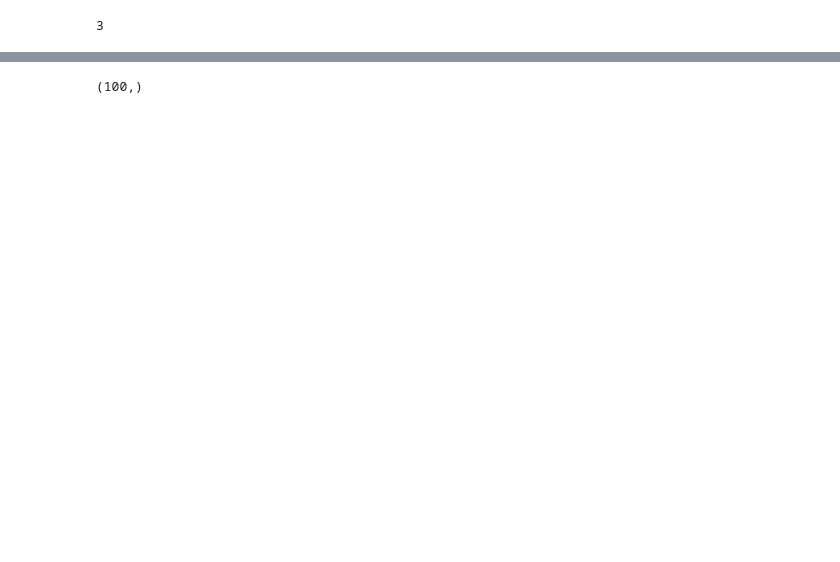
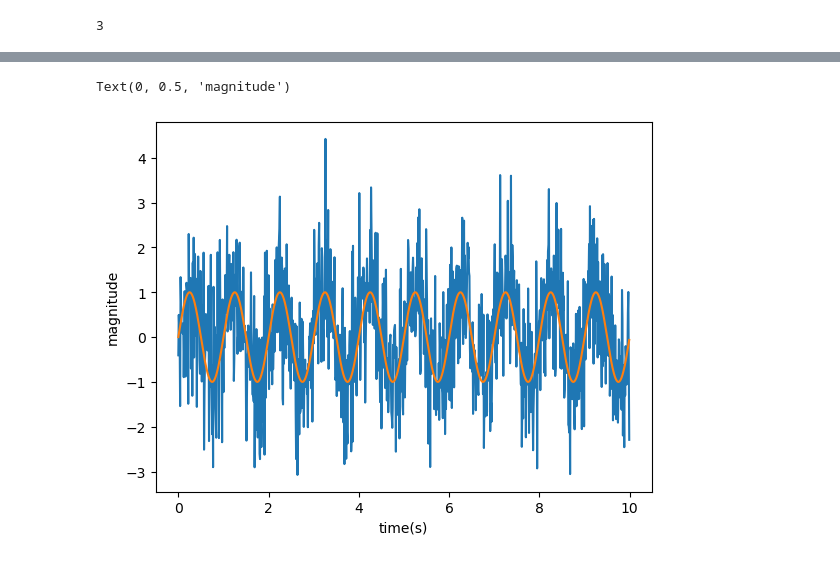
Before and after one commit to SouvickC/from_scratch, a Jupyter notebook: 4_linearAlg_to_adaptive_filter.ipynb, the cells around one changed output, grey strips where cells are left out. Cells and saved outputs as stored; diff of their text form; code cells hidden in the pictures; blank space fills up the shorter version.

```diff
--- a/4_linearAlg_to_adaptive_filter.ipynb
+++ b/4_linearAlg_to_adaptive_filter.ipynb
@@ -148,5 +155,13 @@ print(output.shape)
 # %%
-noise = np.random.randn(100)
+noise = np.random.randn(1000)
 noise.shape
+
+noisy_op = output + noise
+
+plt.plot(input, noisy_op)
+plt.plot(input, output)
+plt.xlabel('time(s)')
+plt.ylabel('magnitude')
 # %% [output]
-(100,)
+Text(0, 0.5, 'magnitude')
+[figure, added]
```
Also changed, not shown: parts of 12 cells of this notebook.
